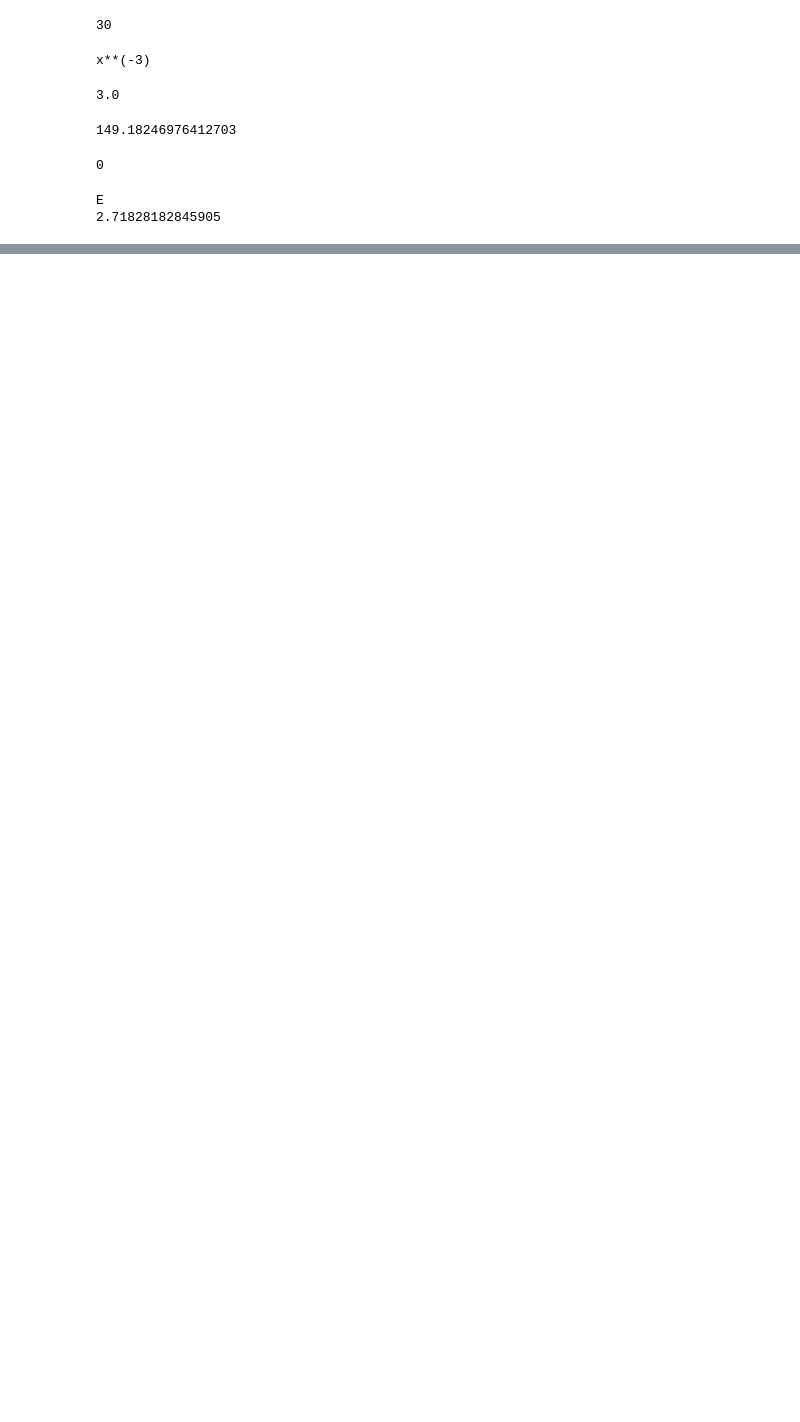
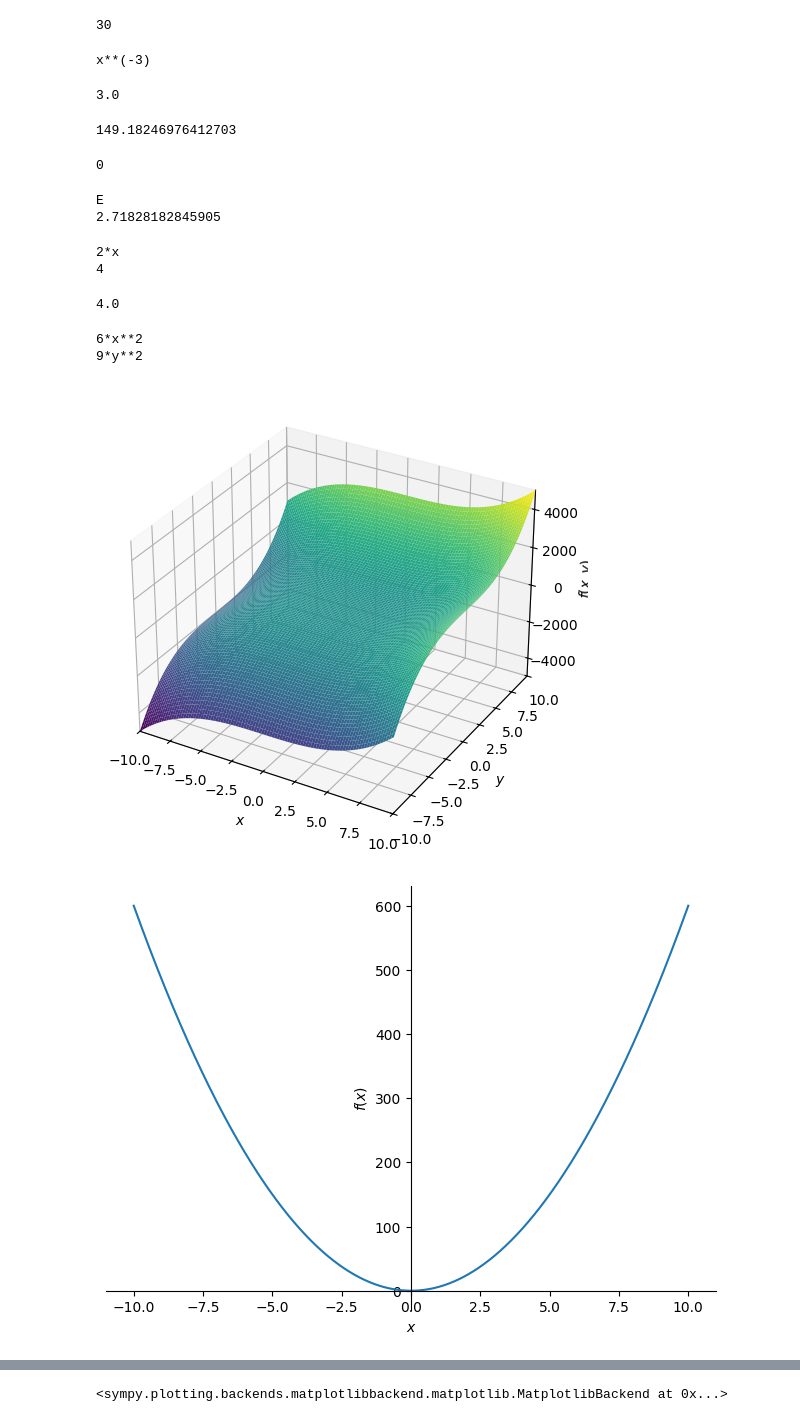
Before and after one commit to Bill1248/plessons, a Jupyter notebook: mathdatasciense/1_introduction/lesson_1.ipynb, the cells around one changed output, grey strips where cells are left out. Cells and saved outputs as stored; diff of their text form; code cells hidden in the pictures; blank space fills up the shorter version.

Commit message:
Diff, integrate

```diff
--- a/mathdatasciense/1_introduction/lesson_1.ipynb
+++ b/mathdatasciense/1_introduction/lesson_1.ipynb
@@ -111,3 +111,51 @@ print(result.evalf()) # 2.71828182845905
 # %% [output]
 E
 2.71828182845905
+# %%
+# Вычисление производной с помощью SymPy
+from sympy import *
+# Объявляем символ 'x' для SymPy
+x = symbols('x')
+# Теперь объявляем функцию через обычный синтаксис Python
+f = x**2
+# Вычисляем производную функции
+dx_f = diff(f)
+print(dx_f) # выводит 2*x
+
+# Вычисляем уклон при x = 2
+print(dx_f.subs(x,2)) # выводит 4
+# %% [output]
+2*x
+4
+# %%
+# Вычисление производной на Python
+def f(x):
+    return x**2
+def dx_f(x):
+    return 2*x
+slope_at_2 = dx_f(2.0) # уклон в точке x = 2
+print(slope_at_2) # выводит 4.0
+# %% [output]
+4.0
+# %%
+# Вычисление частных производных с помощью SymPy
+from sympy import *
+from sympy.plotting import plot3d
+# Объявляем символы x и y в SymPy
+x,y = symbols('x y')
+# Теперь объявляем функцию через обычный синтаксис Python
+f = 2*x**3 + 3*y**3
+# Вычисляем частные производные по x и y
+dx_f = diff(f, x)
+dy_f = diff(f, y)
+print(dx_f) # выводит 6*x**2
+print(dy_f) # выводит 9*y**2
+# Выводим график функции
+plot3d(f)
+plot(dx_f)
+plot(dy_f)
+# %% [output]
+6*x**2
+9*y**2
+[figure, added]
+[figure, added]
@@ -113,0 +163 @@ E
+<sympy.plotting.backends.matplotlibbackend.matplotlib.MatplotlibBackend at 0x...>
```
Also changed, not shown: parts of 7 cells of this notebook.
